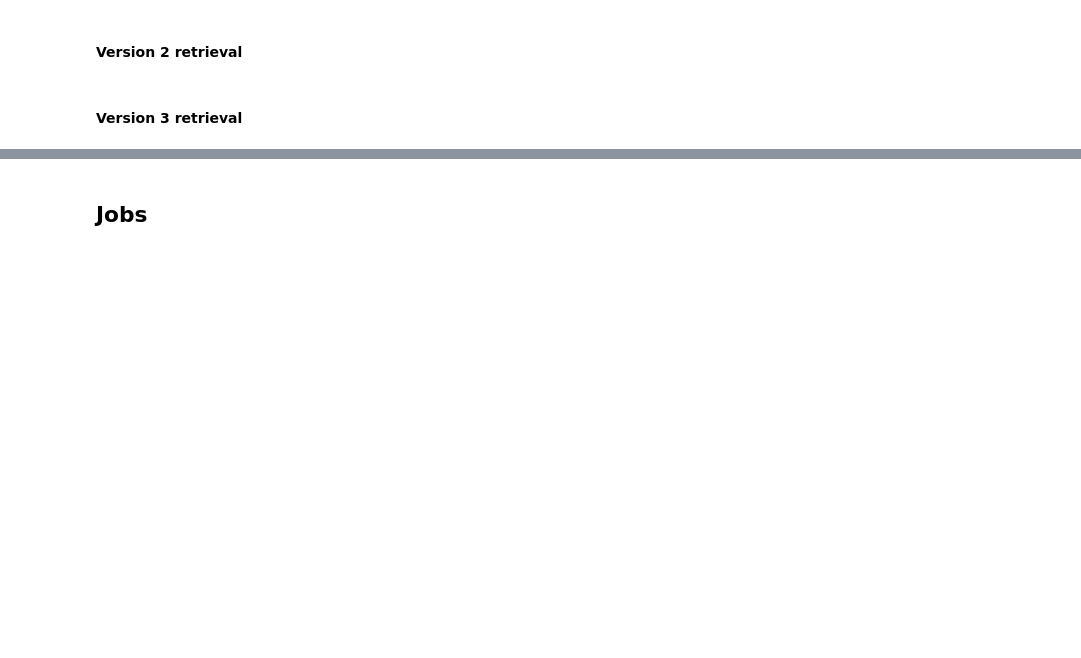
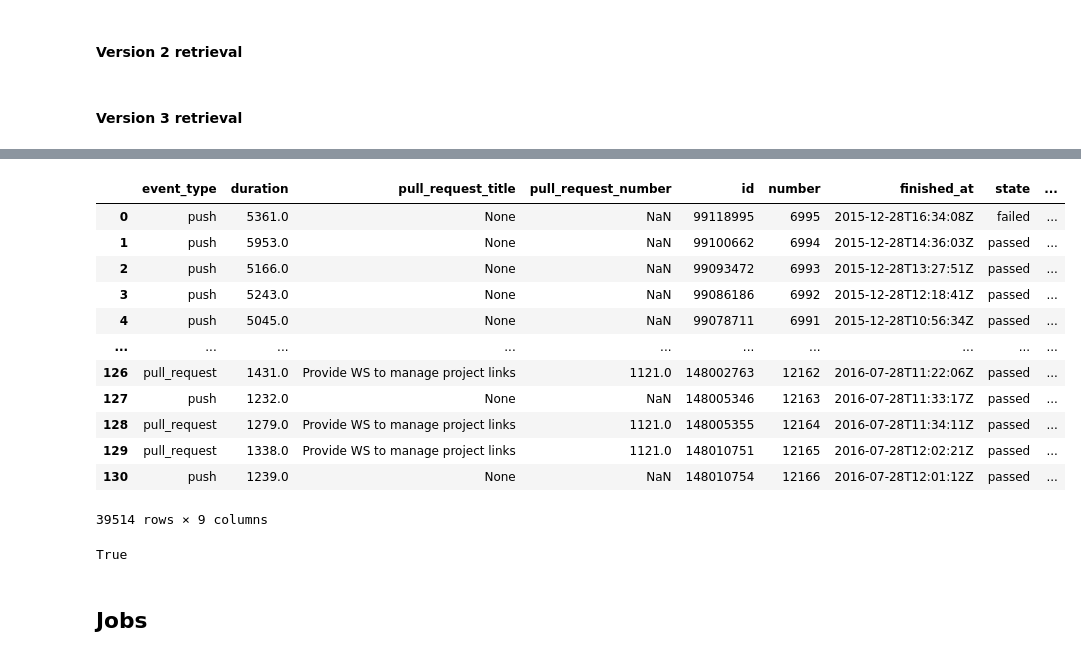
Before and after one commit to IncioMan/Continuous-Integration-metrics-for-post-release-bugs-prediction, a Jupyter notebook: Travis_analysis.ipynb, the cells around one changed output, grey strips where cells are left out. Saved outputs shown, nothing was run; the diff lists cells and outputs as text; code cells hidden in the pictures; blank space fills up the shorter version.

```diff
--- a/Travis_analysis.ipynb
+++ b/Travis_analysis.ipynb
@@ -436,0 +513,18 @@ buildsDf = pd.DataFrame(builds_tuple, columns = common_fields)
+# %%
+allBuilds = buildsDf.append(missingBuildsDf)
+# %%
+allBuilds
+# %% [output]
+|  | event_type | duration | pull_request_title | pull_request_number | id | number | finished_at | state | ... |
+| 0 | push | 5361.0 | None | NaN | 99118995 | 6995 | 2015-12-28T16:34:08Z | failed | ... |
+| 1 | push | 5953.0 | None | NaN | 99100662 | 6994 | 2015-12-28T14:36:03Z | passed | ... |
+| 2 | push | 5166.0 | None | NaN | 99093472 | 6993 | 2015-12-28T13:27:51Z | passed | ... |
+| 3 | push | 5243.0 | None | NaN | 99086186 | 6992 | 2015-12-28T12:18:41Z | passed | ... |
+| 4 | push | 5045.0 | None | NaN | 99078711 | 6991 | 2015-12-28T10:56:34Z | passed | ... |
+| ... | ... | ... | ... | ... | ... | ... | ... | ... | ... |
+| 126 | pull_request | 1431.0 | Provide WS to manage project links | 1121.0 | 148002763 | 12162 | 2016-07-28T11:22:06Z | passed | ... |
+| 127 | push | 1232.0 | None | NaN | 148005346 | 12163 | 2016-07-28T11:33:17Z | passed | ... |
+| 128 | pull_request | 1279.0 | Provide WS to manage project links | 1121.0 | 148005355 | 12164 | 2016-07-28T11:34:11Z | passed | ... |
+| 129 | pull_request | 1338.0 | Provide WS to manage project links | 1121.0 | 148010751 | 12165 | 2016-07-28T12:02:21Z | passed | ... |
+| 130 | push | 1239.0 | None | NaN | 148010754 | 12166 | 2016-07-28T12:01:12Z | passed | ... |
+39514 rows × 9 columns
@@ -436,0 +533,4 @@ buildsDf = pd.DataFrame(builds_tuple, columns = common_fields)
+# %%
+allBuilds.number.max() == len(allBuilds.number.unique())
+# %% [output]
+True
```
Also changed, not shown: parts of 25 cells of this notebook, 3 other files.
